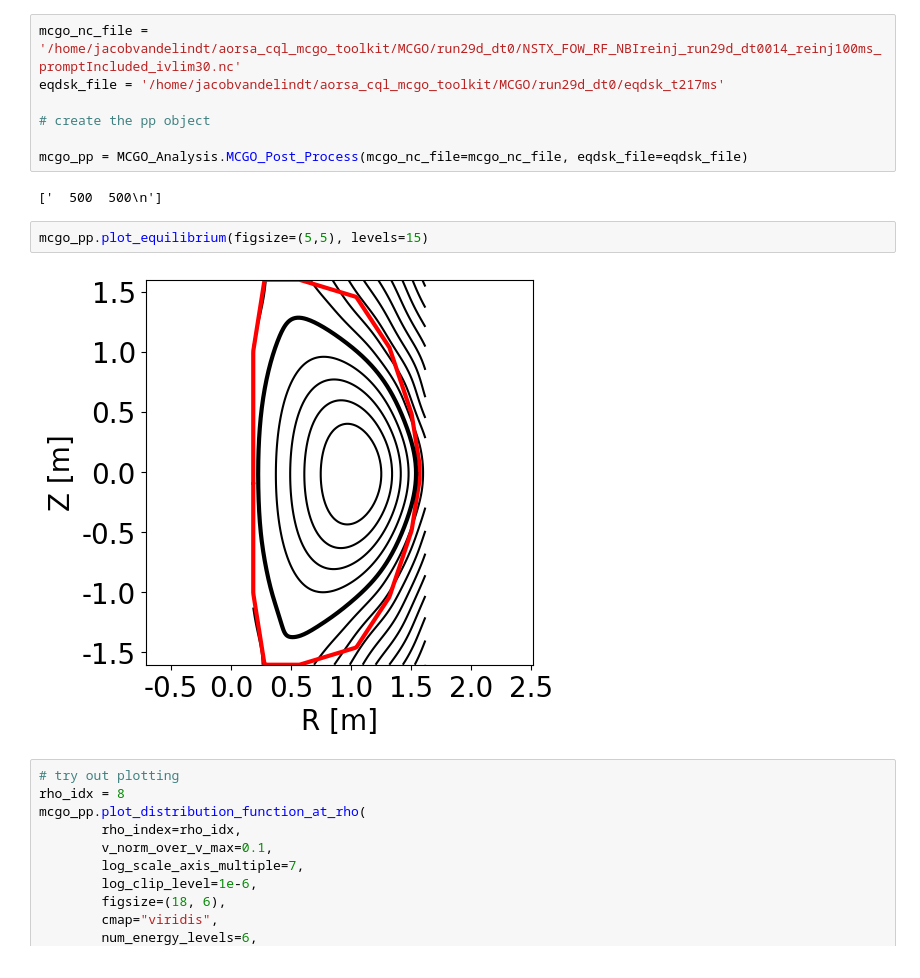
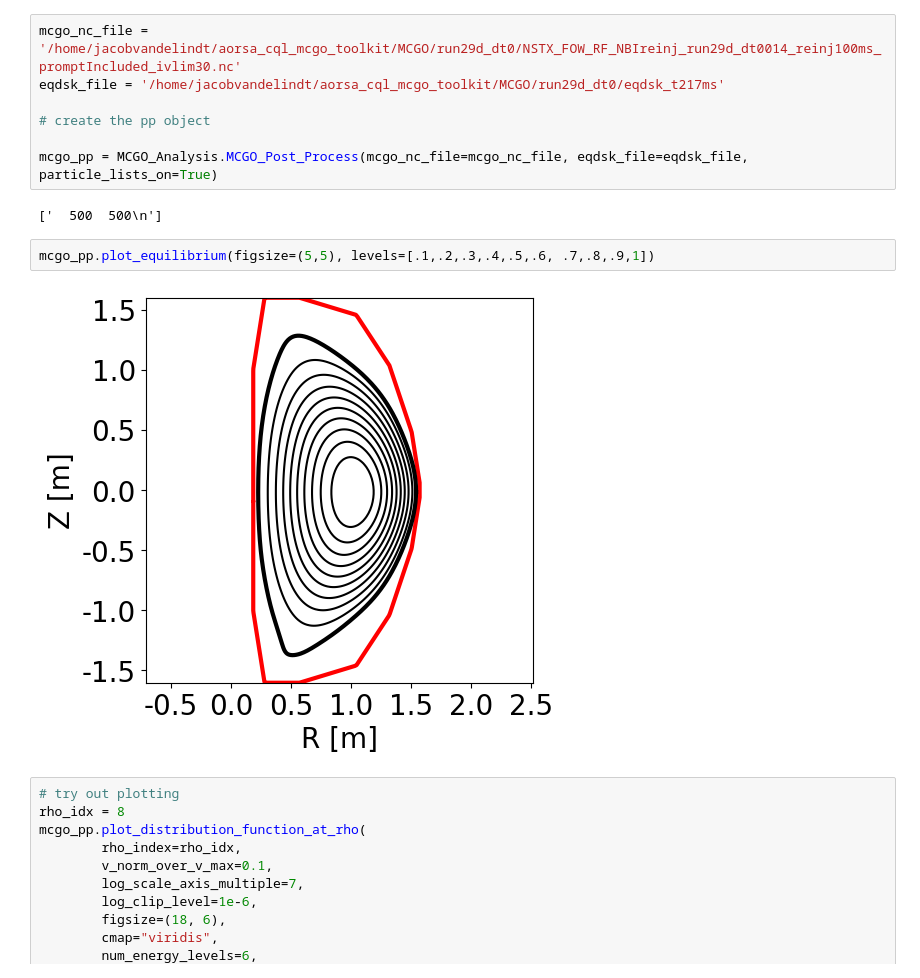
Before and after one commit to vandelij/aorsa_cql_mcgo_toolkit, a Jupyter notebook: mcgo_post_process_testing.ipynb, the cells around one changed output. Cells and saved outputs as stored; diff of their text form.

```diff
--- a/mcgo_post_process_testing.ipynb
+++ b/mcgo_post_process_testing.ipynb
@@ -10,13 +10,13 @@ eqdsk_file = '/home/jacobvandelindt/aorsa_cql_mcgo_toolkit/MCGO/run29d_dt0/eqdsk
 
 # create the pp object
 
-mcgo_pp = MCGO_Analysis.MCGO_Post_Process(mcgo_nc_file=mcgo_nc_file, eqdsk_file=eqdsk_file)
+mcgo_pp = MCGO_Analysis.MCGO_Post_Process(mcgo_nc_file=mcgo_nc_file, eqdsk_file=eqdsk_file, particle_lists_on=True)
 # %% [output]
 ['  500  500\n']
 # %%
-mcgo_pp.plot_equilibrium(figsize=(5,5), levels=15)
+mcgo_pp.plot_equilibrium(figsize=(5,5), levels=[.1,.2,.3,.4,.5,.6, .7,.8,.9,1])
 # %% [output]
-[figure, old version]
+[figure, new version]
 # %%
 # try out plotting
 rho_idx = 8
```
Also changed, not shown: parts of 3 cells of this notebook, 1 other file.
